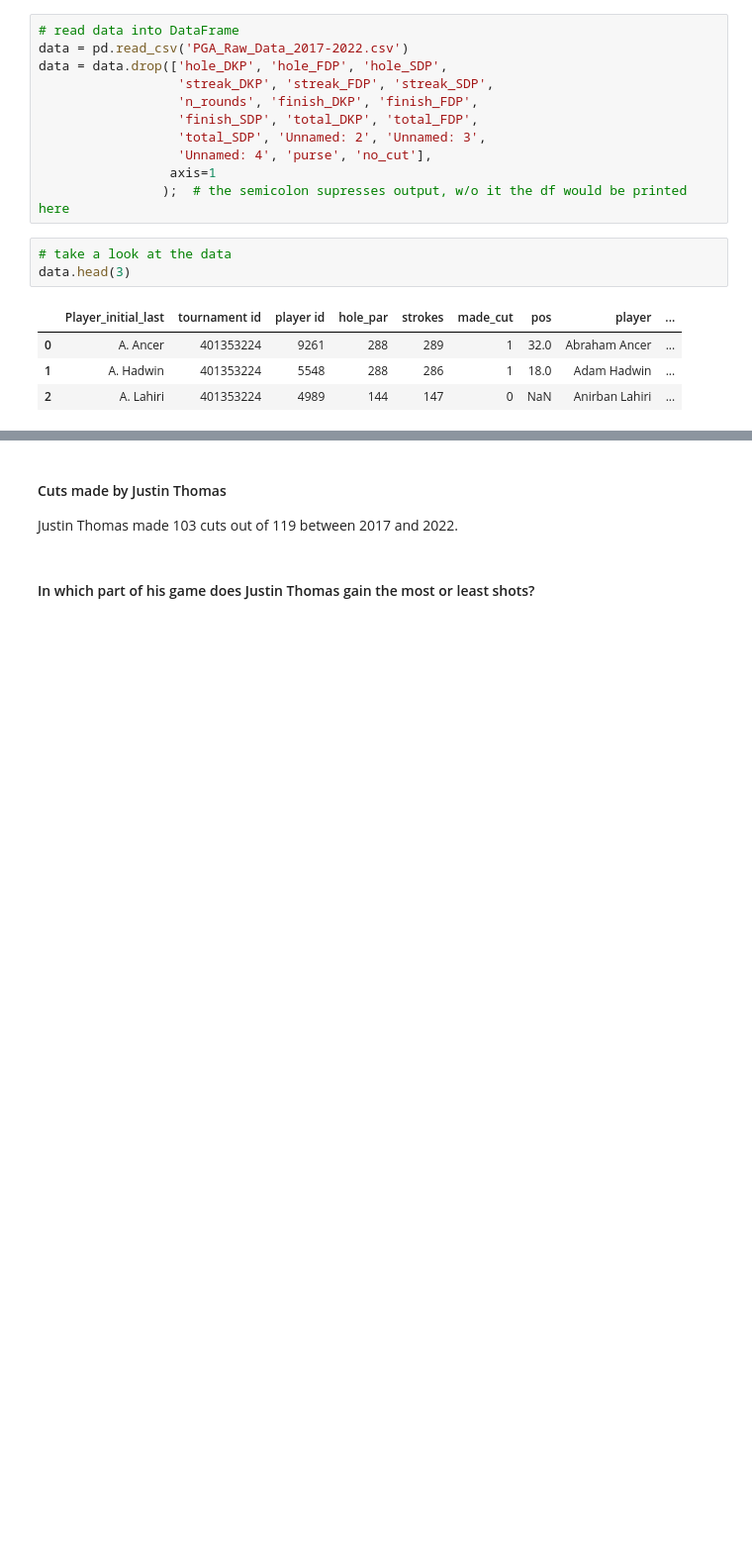
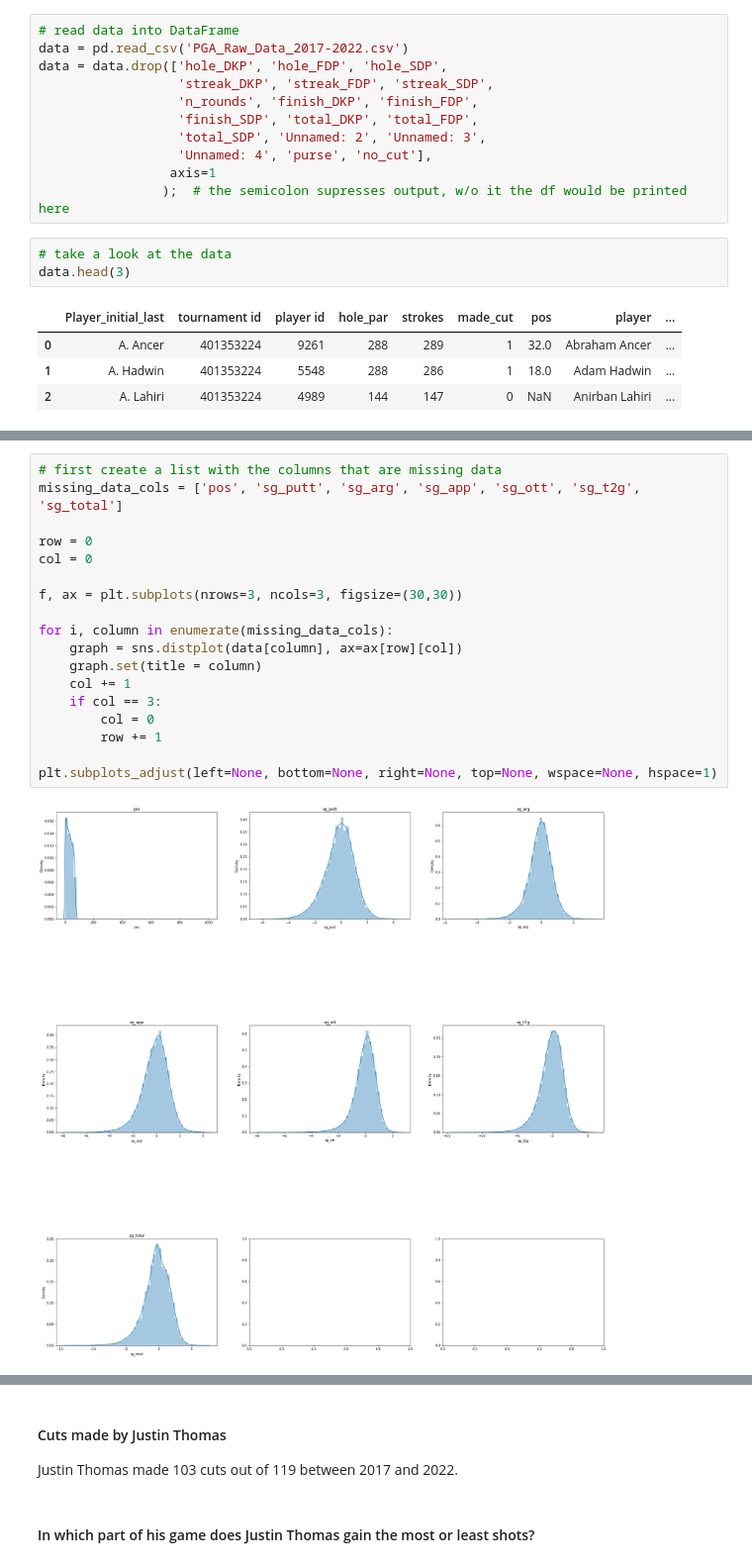
Before and after one commit to Loze2804/PGA_Tour_Analysis, a Jupyter notebook: PGA_Tour_Analyse.ipynb, the cells around one changed output, grey strips where cells are left out. Shown: that part at 99% size. Drawn from its saved outputs; the diff is of its cells as text; blank space fills up the shorter version.

```diff
--- a/PGA_Tour_Analyse.ipynb
+++ b/PGA_Tour_Analyse.ipynb
@@ -112,0 +192,20 @@ data.isna()
+# %%
+# first create a list with the columns that are missing data
+missing_data_cols = ['pos', 'sg_putt', 'sg_arg', 'sg_app', 'sg_ott', 'sg_t2g', 'sg_total']
+
+row = 0
+col = 0
+
+f, ax = plt.subplots(nrows=3, ncols=3, figsize=(30,30))
+
+for i, column in enumerate(missing_data_cols):
+    graph = sns.distplot(data[column], ax=ax[row][col])
+    graph.set(title = column)
+    col += 1
+    if col == 3:
+        col = 0
+        row += 1
+
+plt.subplots_adjust(left=None, bottom=None, right=None, top=None, wspace=None, hspace=1)
+# %% [output]
+[figure, added]
```
Also changed, not shown: parts of 44 cells of this notebook.
